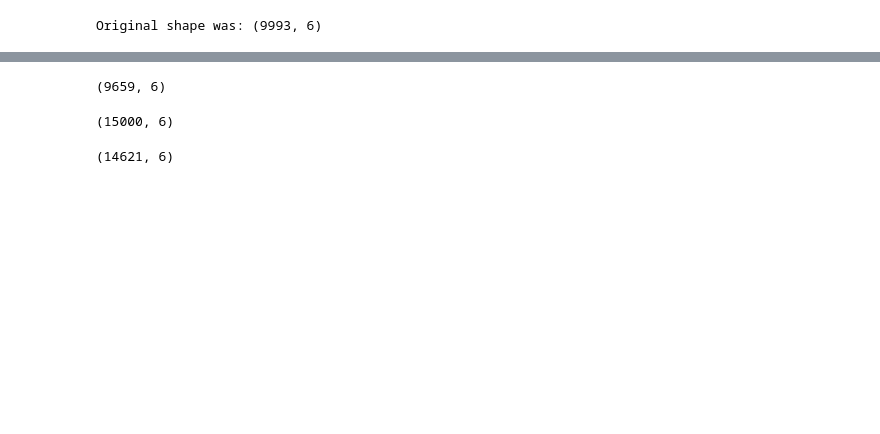
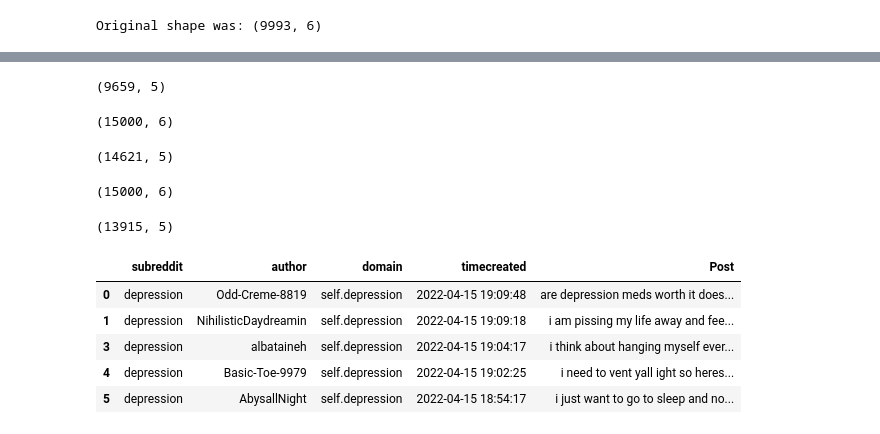
Before and after one commit to martinberberi/Mental-Health-Risk-Assessment, a Jupyter notebook: Code/EDA_Cleaning.ipynb, the cells around one changed output, grey strips where cells are left out. Cells and saved outputs as stored; diff of their text form; code cells hidden in the pictures; blank space fills up the shorter version.

Commit message:
adding the updated cleaning notebook

```diff
--- a/Code/EDA_Cleaning.ipynb
+++ b/Code/EDA_Cleaning.ipynb
@@ -76,7 +94,6 @@ suicide_df.rename(columns={'selftext': 'self_text'}, inplace = True)
 # %%
 #Create a fundtion to fix the nan values, concat title with self_text, clean the text and title, drop_duplicates
 
-#Create a funtion to clean the dataset
 def clean_df(df):
 
     #Fill the self text nan values with blank text
@@ -104,5 +121,22 @@ def clean_df(df):
     df['title'] = df['title'].str.replace('  ',' ')
     df['self_text'] = df['self_text'].str.replace('  ',' ')
 
+    #Combine Title with self_text in on column Post
+    df['Post'] = df['title'] + ' ' + df['self_text']
+
+    #Delete the title and self_text columns
+    df.drop(['title', 'self_text'], axis = 1, inplace = True)
+
+    #Change the created_urc to timecreated
+    if 'created_utc' in df.columns:
+        df.rename(columns= {'created_utc' : 'timecreated'}, inplace = True)
+
+    #Convert epoch_time to datetime
+    new_values = []
+    col = 'timecreated'
+    for row in df[col].values:
+        new_values.append(datetime.datetime.fromtimestamp(row))
+    df[col] = new_values
+
     return df
 # %%
@@ -117,6 +153,7 @@ depresssion_df.shape
 # %%
+#Apply the function to exercise dataframe
 exercise_df = clean_df(exercise_df)
 exercise_df.shape
 # %% [output]
-(9659, 6)
+(9659, 5)
 # %%
@@ -124,7 +162,29 @@ happy_df.shape
 # %% [output]
 (15000, 6)
 # %%
+#Apply the function to happy dataframe
 happy_df = clean_df(happy_df)
 happy_df.shape
 # %% [output]
-(14621, 6)
+(14621, 5)
+# %%
+#Check the original shape of suicidewatch dataframe
+suicide_df.shape
+# %% [output]
+(15000, 6)
+# %%
+#Apply the function to suicidewatch dataframe
+suicide_df = clean_df(suicide_df)
+suicide_df.shape
+# %% [output]
+(13915, 5)
+# %%
+#Check the head for changes
+depresssion_df.head()
+# %% [output]
+|  | subreddit | author | domain | timecreated | Post |
+| 0 | depression | Odd-Creme-8819 | self.depression | 2022-04-15 19:09:48 | are depression meds worth it does... |
+| 1 | depression | NihilisticDaydreamin | self.depression | 2022-04-15 19:09:18 | i am pissing my life away and fee... |
+| 3 | depression | albataineh | self.depression | 2022-04-15 19:04:17 | i think about hanging myself ever... |
+| 4 | depression | Basic-Toe-9979 | self.depression | 2022-04-15 19:02:25 | i need to vent yall ight so heres... |
+| 5 | depression | AbysallNight | self.depression | 2022-04-15 18:54:17 | i just want to go to sleep and no... |
```
Also changed, not shown: parts of 8 cells of this notebook.
